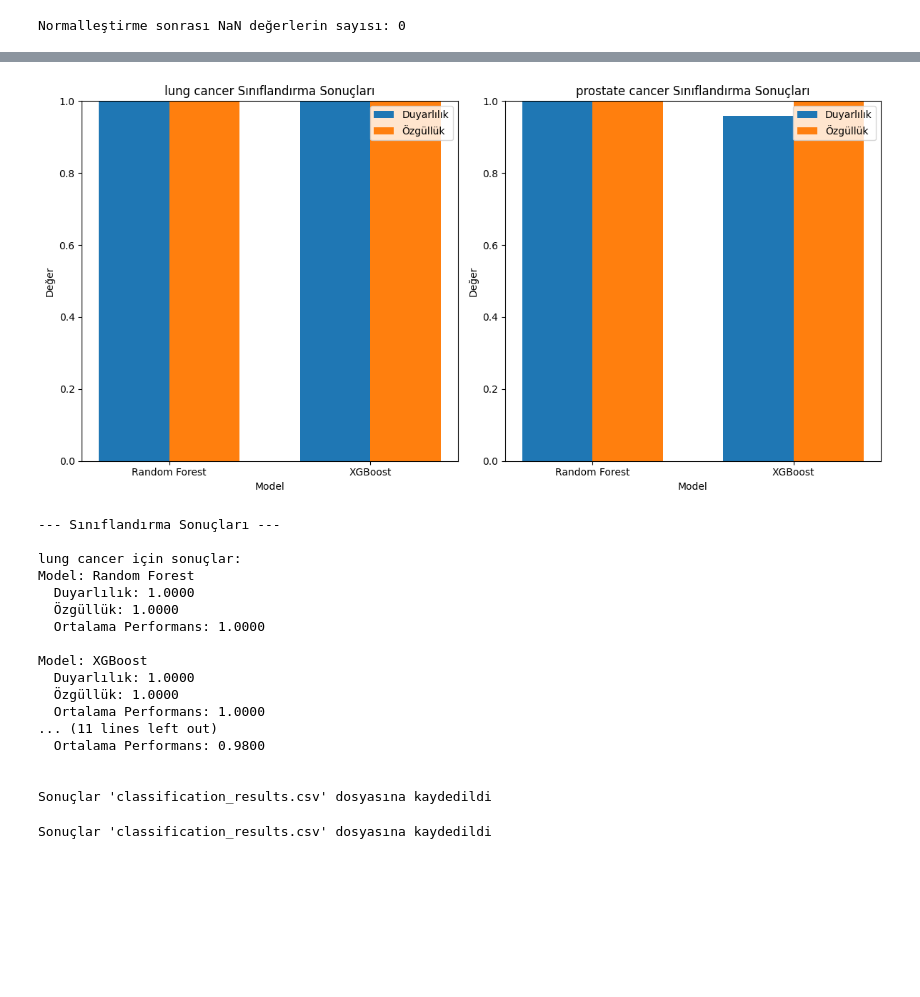
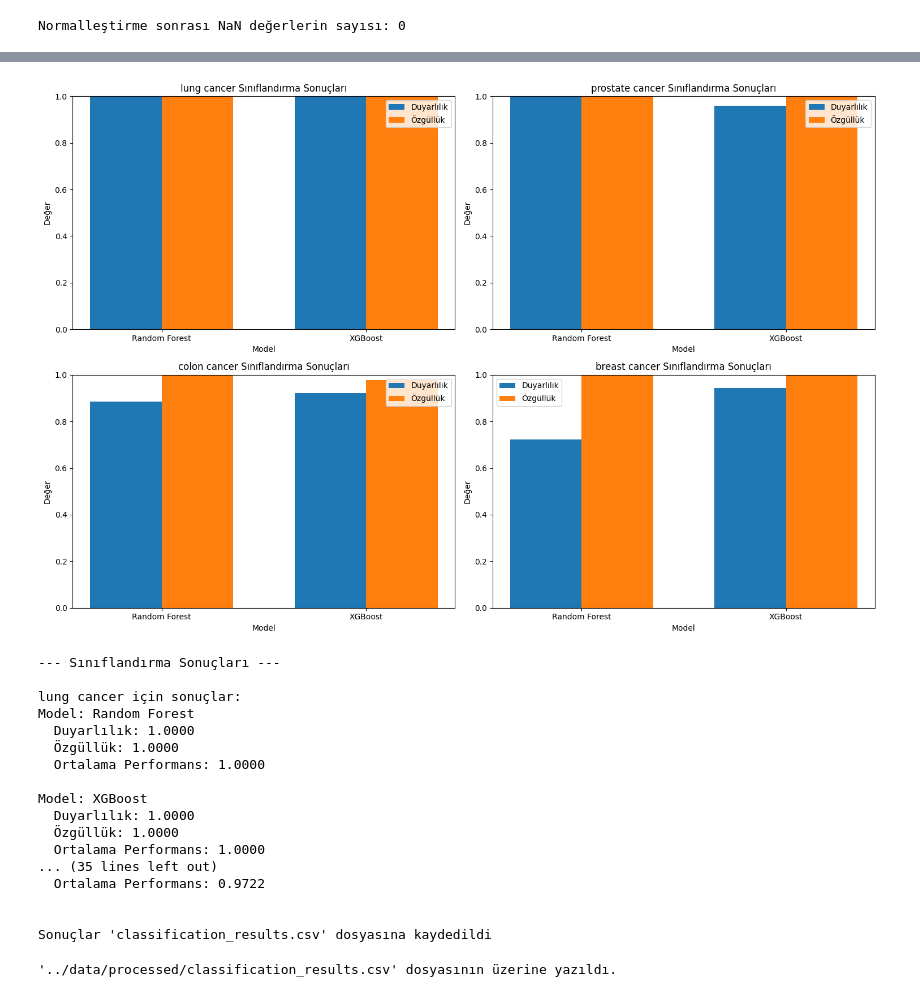
Before and after one commit to AhmetTalhaBicer/ML_Midterm_Project, a Jupyter notebook: notebooks/cancer-classfication.ipynb, the cells around one changed output, grey strips where cells are left out. Cells and saved outputs as stored; diff of their text form; code cells hidden in the pictures; blank space fills up the shorter version.

```diff
--- a/notebooks/lung-prostate.ipynb
+++ b/notebooks/cancer-classfication.ipynb
@@ -119,7 +119,7 @@ def compute_metrics(y_true, y_pred):
 # %%
 ## 7. Model Oluşturma ve Eğitim
 # Akciğer ve prostat kanseri için sınıflandırma
-cancer_types = ['lung cancer', 'prostate cancer']
+cancer_types = ['lung cancer', 'prostate cancer', 'colon cancer', 'breast cancer']
 models = {
     'Random Forest': RandomForestClassifier(n_estimators=100, random_state=42),
     'XGBoost': xgb.XGBClassifier(use_label_encoder=False, eval_metric='logloss', random_state=42)
@@ -187,9 +219,11 @@ display(results_df)
 # Sonuçları görselleştirme
 import matplotlib.pyplot as plt
 
-plt.figure(figsize=(12, 6))
+# 4 kanser türü için 2x2 grid oluştur
+plt.figure(figsize=(15, 10))
 for i, cancer in enumerate(cancer_types):
-    plt.subplot(1, 2, i+1)
+    # 2x2 grid (satır sayısı, sütun sayısı, indeks)
+    plt.subplot(2, 2, i+1)
     cancer_results = results_df[results_df['Kanser Türü'] == cancer]
 
     x = range(len(cancer_results))
@@ -216,4 +254,4 @@ plt.show()
-[figure, old version]
+[figure, new version]
 # %%
 # Sonuçları ekrana yazdırma
 print("\n--- Sınıflandırma Sonuçları ---")
@@ -241,14 +279,24 @@ Model: XGBoost
   Duyarlılık: 1.0000
   Özgüllük: 1.0000
   Ortalama Performans: 1.0000
-... (11 lines left out)
-  Ortalama Performans: 0.9800
+... (35 lines left out)
+  Ortalama Performans: 0.9722
 
 
 Sonuçlar 'classification_results.csv' dosyasına kaydedildi
 # %%
+import os
+
 # Sonuçları CSV dosyasına kaydetme
-results_df.to_csv('../data/processed/classification_results.csv', index=False)
-print("\nSonuçlar 'classification_results.csv' dosyasına kaydedildi")
+file_path = '../data/processed/classification_results.csv'
+
+if os.path.exists(file_path):
+    # Dosya varsa üzerine yaz
+    results_df.to_csv(file_path, index=False)
+    print(f"\n'{file_path}' dosyasının üzerine yazıldı.")
+else:
+    # Dosya yoksa oluştur
+    results_df.to_csv(file_path, index=False)
+    print(f"\n'{file_path}' dosyası oluşturuldu ve sonuçlar kaydedildi.")
 # %% [output]
-Sonuçlar 'classification_results.csv' dosyasına kaydedildi
+'../data/processed/classification_results.csv' dosyasının üzerine yazıldı.
```
Also changed, not shown: parts of 2 cells of this notebook, 1 other file.
